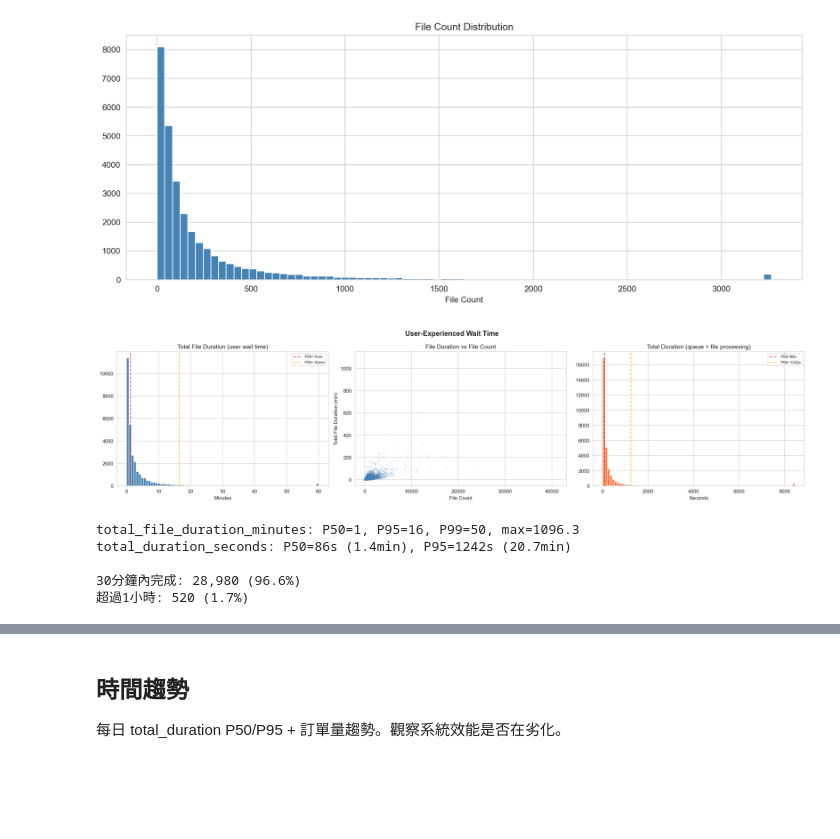
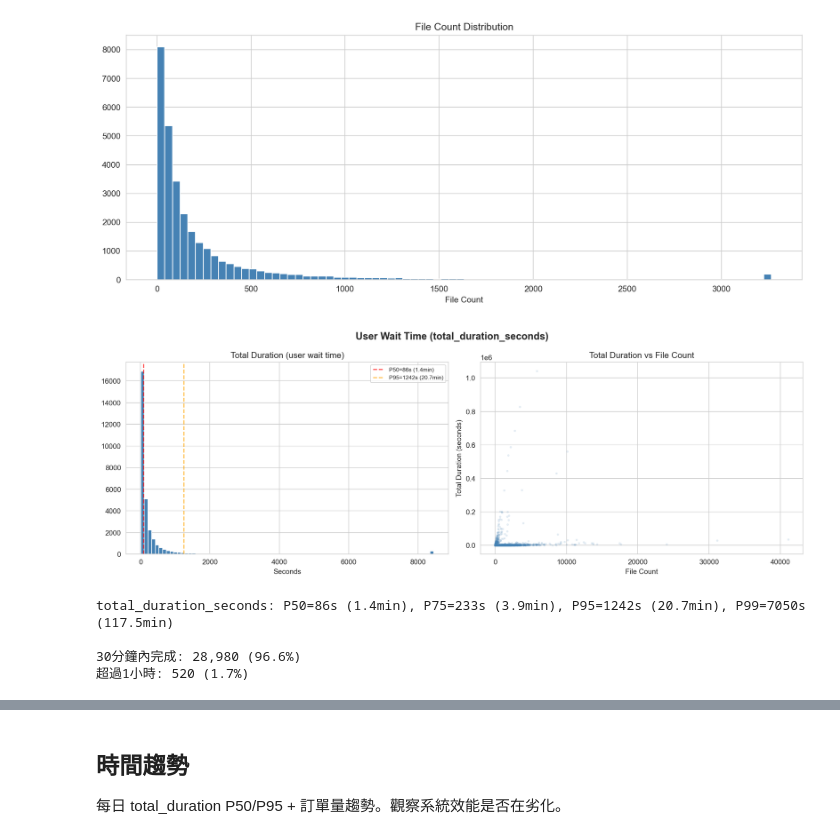
Before and after one commit to yschiang/perf-profiling, a Jupyter notebook: notebooks/step1_eda_contention.ipynb, the cells around one changed output, grey strips where cells are left out. Cells and saved outputs as stored; diff of their text form; code cells hidden in the pictures; blank space fills up the shorter version.

Commit message:
Step 1: user wait time uses total_duration_seconds only (not total_file_duration)

```diff
--- a/notebooks/step1_eda_contention.ipynb
+++ b/notebooks/step1_eda_contention.ipynb
@@ -75,57 +75,42 @@ plt.show()
 file_count: P25=38, P50=99, P75=258, P95=1029, P99=2721, max=41092
 [figure]
 # %%
-# User-experienced duration: total_file_duration_minutes + total_duration_seconds
-fig, axes = plt.subplots(1, 3, figsize=(20, 5))
+# User wait time: total_duration_seconds
+fig, axes = plt.subplots(1, 2, figsize=(14, 5))
 
-# Left: total_file_duration_minutes
+# Left: total_duration_seconds distribution
 ax = axes[0]
-ax.hist(df['total_file_duration_minutes'].clip(upper=df['total_file_duration_minutes'].quantile(0.99)*1.2),
-        bins=80, color='steelblue', edgecolor='white')
-pcts = df['total_file_duration_minutes'].quantile([0.5, 0.95])
-ax.axvline(x=pcts[0.5], color='red', linestyle='--', alpha=0.7, label=f'P50={pcts[0.5]:.0f}min')
-ax.axvline(x=pcts[0.95], color='orange', linestyle='--', alpha=0.7, label=f'P95={pcts[0.95]:.0f}min')
-ax.set_title('Total File Duration (user wait time)')
-ax.set_xlabel('Minutes')
-ax.legend(fontsize=8)
-
-# Middle: total_file_duration vs file_count
-ax = axes[1]
-ax.scatter(df['file_count'], df['total_file_duration_minutes'], alpha=0.1, s=5, c='steelblue')
-ax.set_title('File Duration vs File Count')
-ax.set_xlabel('File Count')
-ax.set_ylabel('Total File Duration (min)')
-
-# Right: total_duration_seconds (includes queue)
-ax = axes[2]
-ax.hist(df['total_duration_seconds'].clip(upper=df['total_duration_seconds'].quantile(0.99)*1.2),
-        bins=80, color='coral', edgecolor='white')
-pcts_total = df['total_duration_seconds'].quantile([0.5, 0.95])
-ax.axvline(x=pcts_total[0.5], color='red', linestyle='--', alpha=0.7, label=f'P50={pcts_total[0.5]:.0f}s')
-ax.axvline(x=pcts_total[0.95], color='orange', linestyle='--', alpha=0.7, label=f'P95={pcts_total[0.95]:.0f}s')
-ax.set_title('Total Duration (queue + file processing)')
+clip_val = df['total_duration_seconds'].quantile(0.99) * 1.2
+ax.hist(df['total_duration_seconds'].clip(upper=clip_val), bins=80, color='steelblue', edgecolor='white')
+pcts = df['total_duration_seconds'].quantile([0.5, 0.95])
+ax.axvline(x=pcts[0.5], color='red', linestyle='--', alpha=0.7, label=f'P50={pcts[0.5]:.0f}s ({pcts[0.5]/60:.1f}min)')
+ax.axvline(x=pcts[0.95], color='orange', linestyle='--', alpha=0.7, label=f'P95={pcts[0.95]:.0f}s ({pcts[0.95]/60:.1f}min)')
+ax.set_title('Total Duration (user wait time)')
 ax.set_xlabel('Seconds')
 ax.legend(fontsize=8)
 
-plt.suptitle('User-Experienced Wait Time', fontsize=14, fontweight='bold')
+# Right: total_duration vs file_count
+ax = axes[1]
+ax.scatter(df['file_count'], df['total_duration_seconds'], alpha=0.1, s=5, c='steelblue')
+ax.set_title('Total Duration vs File Count')
+ax.set_xlabel('File Count')
+ax.set_ylabel('Total Duration (seconds)')
+
+plt.suptitle('User Wait Time (total_duration_seconds)', fontsize=14, fontweight='bold')
 plt.tight_layout()
 plt.savefig(REPORTS_DIR / 'step1_user_wait_time.png', dpi=150, bbox_inches='tight')
 plt.show()
 
-print(f"total_file_duration_minutes: P50={df['total_file_duration_minutes'].median():.0f}, "
-      f"P95={df['total_file_duration_minutes'].quantile(0.95):.0f}, "
-      f"P99={df['total_file_duration_minutes'].quantile(0.99):.0f}, "
-      f"max={df['total_file_duration_minutes'].max()}")
-print(f"total_duration_seconds: P50={df['total_duration_seconds'].median():.0f}s "
-      f"({df['total_duration_seconds'].median()/60:.1f}min), "
-      f"P95={df['total_duration_seconds'].quantile(0.95):.0f}s "
-      f"({df['total_duration_seconds'].quantile(0.95)/60:.1f}min)")
+pcts = df['total_duration_seconds'].quantile([0.5, 0.75, 0.95, 0.99])
+print(f"total_duration_seconds: P50={pcts[0.5]:.0f}s ({pcts[0.5]/60:.1f}min), "
+      f"P75={pcts[0.75]:.0f}s ({pcts[0.75]/60:.1f}min), "
+      f"P95={pcts[0.95]:.0f}s ({pcts[0.95]/60:.1f}min), "
+      f"P99={pcts[0.99]:.0f}s ({pcts[0.99]/60:.1f}min)")
 print(f"\n30分鐘內完成: {(df['total_duration_seconds'] <= 1800).sum():,} ({100*(df['total_duration_seconds'] <= 1800).mean():.1f}%)")
 print(f"超過1小時: {(df['total_duration_seconds'] > 3600).sum():,} ({100*(df['total_duration_seconds'] > 3600).mean():.1f}%)")
 # %% [output]
-[figure, old version]
+[figure, new version]
-total_file_duration_minutes: P50=1, P95=16, P99=50, max=1096.3
-total_duration_seconds: P50=86s (1.4min), P95=1242s (20.7min)
+total_duration_seconds: P50=86s (1.4min), P75=233s (3.9min), P95=1242s (20.7min), P99=7050s (117.5min)
 
 30分鐘內完成: 28,980 (96.6%)
 超過1小時: 520 (1.7%)
```
